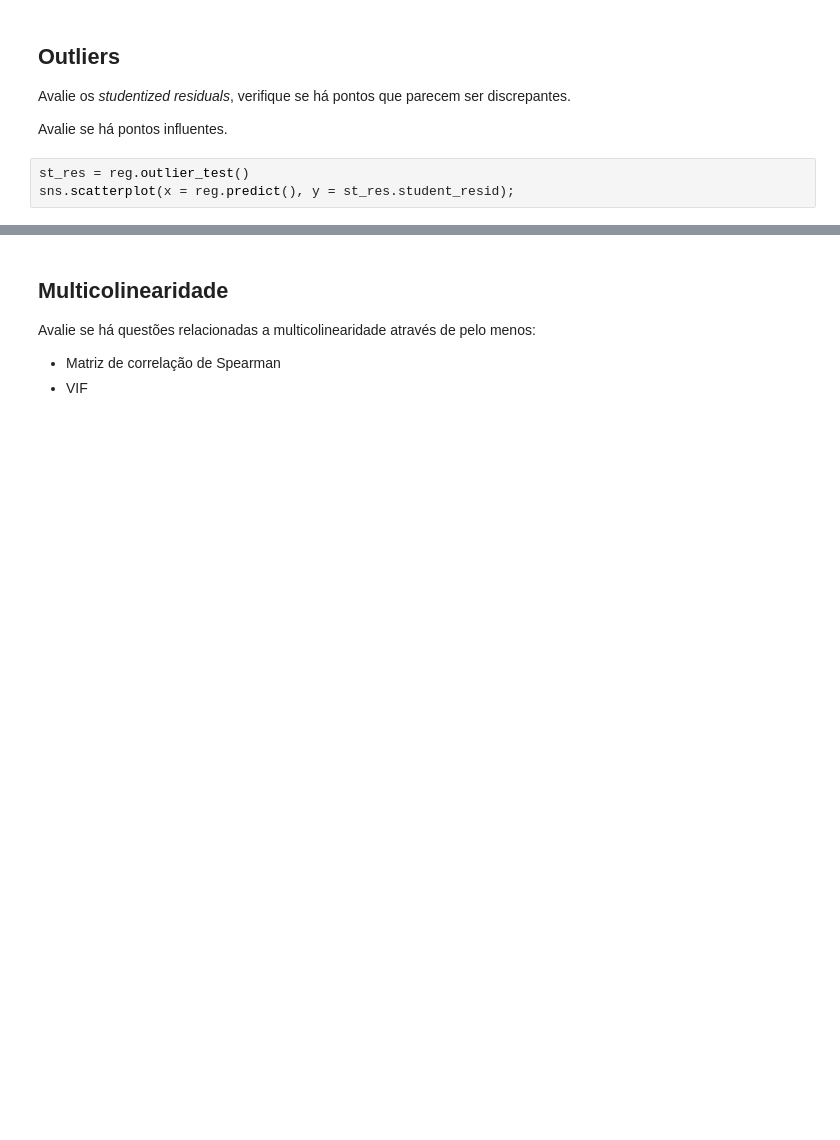
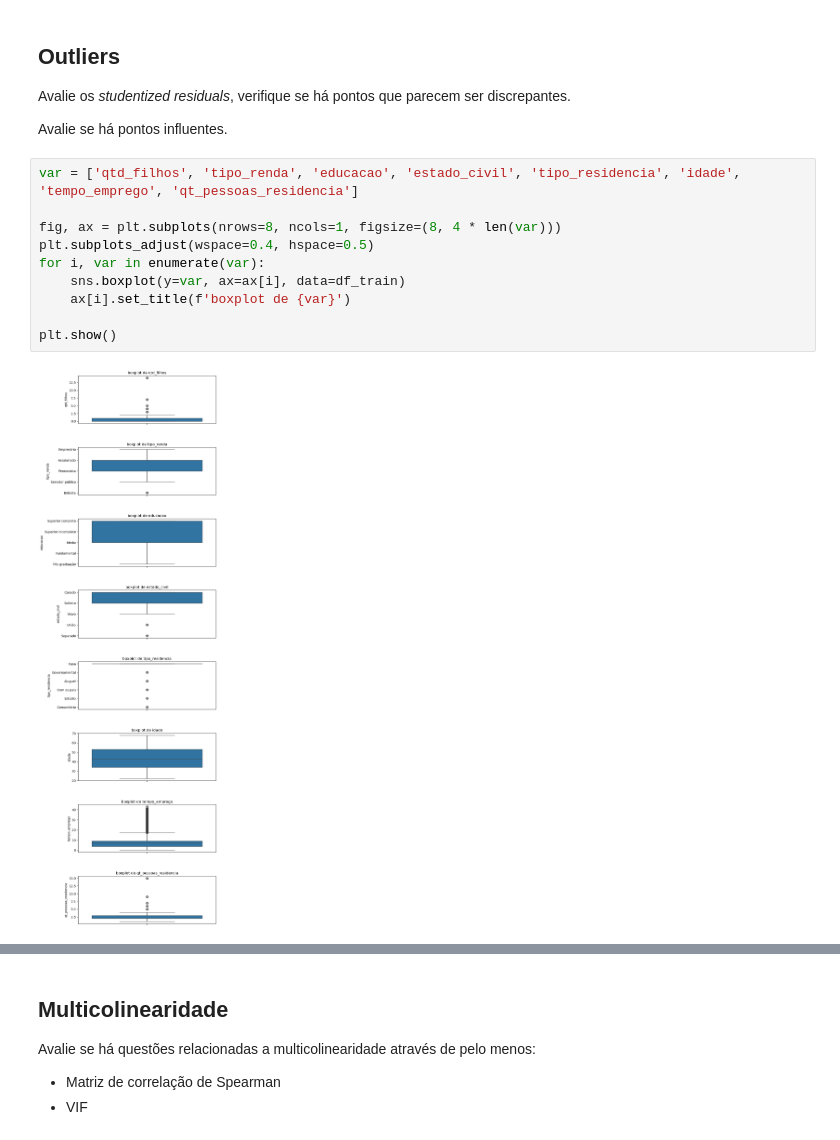
Before and after one commit to EnzoBentoMartins/EBAC, a Jupyter notebook: ProfCientistaDados m35_supportamaterial_exercise01.ipynb, the cells around one changed output, grey strips where cells are left out. Cells and saved outputs as stored; diff of their text form; blank space fills up the shorter version.

```diff
--- a/ProfCientistaDados m35_supportamaterial_exercise01.ipynb
+++ b/ProfCientistaDados m35_supportamaterial_exercise01.ipynb
@@ -194,6 +190,15 @@ sns.residplot(x=reg.predict(), y='log_renda', data=df_train, lowess=True,
 Avalie os *studentized residuals*, verifique se há pontos que parecem ser discrepantes.
 
 Avalie se há pontos influentes.
-# %%
-st_res = reg.outlier_test()
-sns.scatterplot(x = reg.predict(), y = st_res.student_resid);
+# %%
+var = ['qtd_filhos', 'tipo_renda', 'educacao', 'estado_civil', 'tipo_residencia', 'idade', 'tempo_emprego', 'qt_pessoas_residencia']
+
+fig, ax = plt.subplots(nrows=8, ncols=1, figsize=(8, 4 * len(var)))
+plt.subplots_adjust(wspace=0.4, hspace=0.5)
+for i, var in enumerate(var):
+    sns.boxplot(y=var, ax=ax[i], data=df_train)
+    ax[i].set_title(f'boxplot de {var}')
+
+plt.show()
+# %% [output]
+[figure, added]
```
Also changed, not shown: parts of 9 cells of this notebook.
